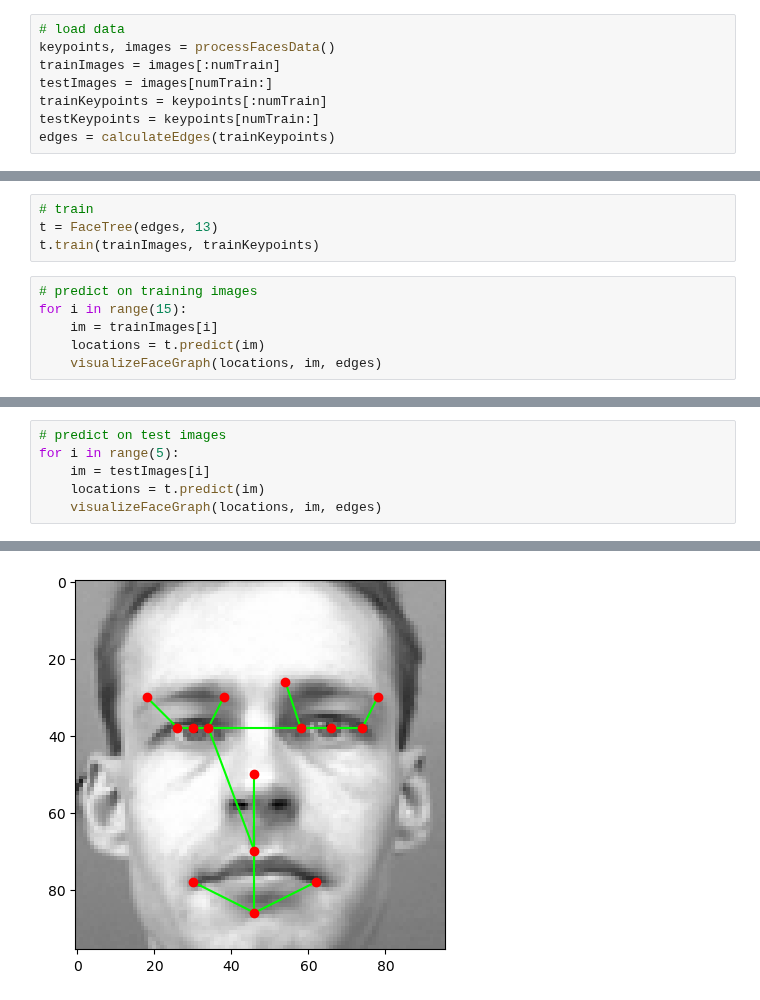
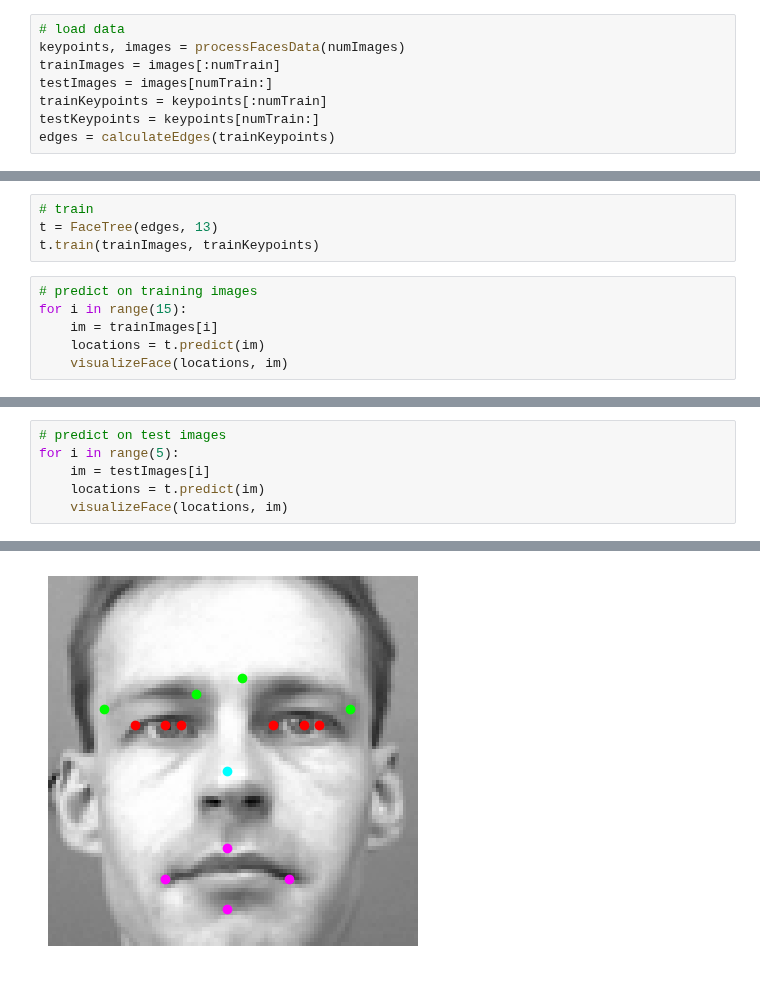
Before and after one commit to sushrutborkar/project-274b, a Jupyter notebook: run.ipynb, the cells around one changed output, grey strips where cells are left out. Drawn from its saved outputs; the diff is of its cells as text.

```diff
--- a/run.ipynb
+++ b/run.ipynb
@@ -9,6 +8,6 @@ numPoints = 15
 # %%
 # load data
-keypoints, images = processFacesData()
+keypoints, images = processFacesData(numImages)
 trainImages = images[:numTrain]
 testImages = images[numTrain:]
 trainKeypoints = keypoints[:numTrain]
@@ -31,5 +30,5 @@ t.train(trainImages, trainKeypoints)
 for i in range(15):
     im = trainImages[i]
     locations = t.predict(im)
-    visualizeFaceGraph(locations, im, edges)
+    visualizeFace(locations, im)
 # %% [output]
@@ -51,5 +50,5 @@ for i in range(15):
 for i in range(5):
     im = testImages[i]
     locations = t.predict(im)
-    visualizeFaceGraph(locations, im, edges)
+    visualizeFace(locations, im)
 # %% [output]
@@ -58 +57 @@ for i in range(5):
-[figure, old version]
+[figure, new version]
```
Also changed, not shown: parts of 4 cells of this notebook, 3 other files.
